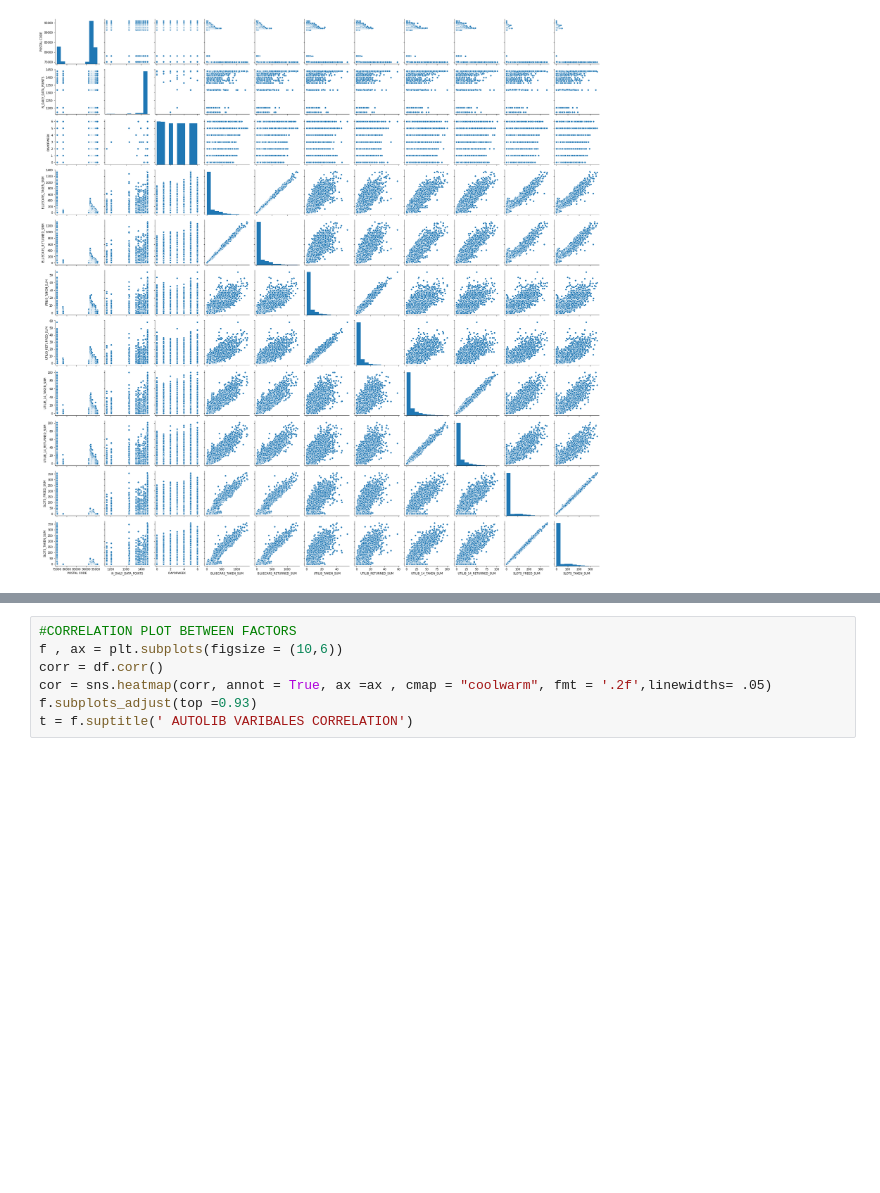
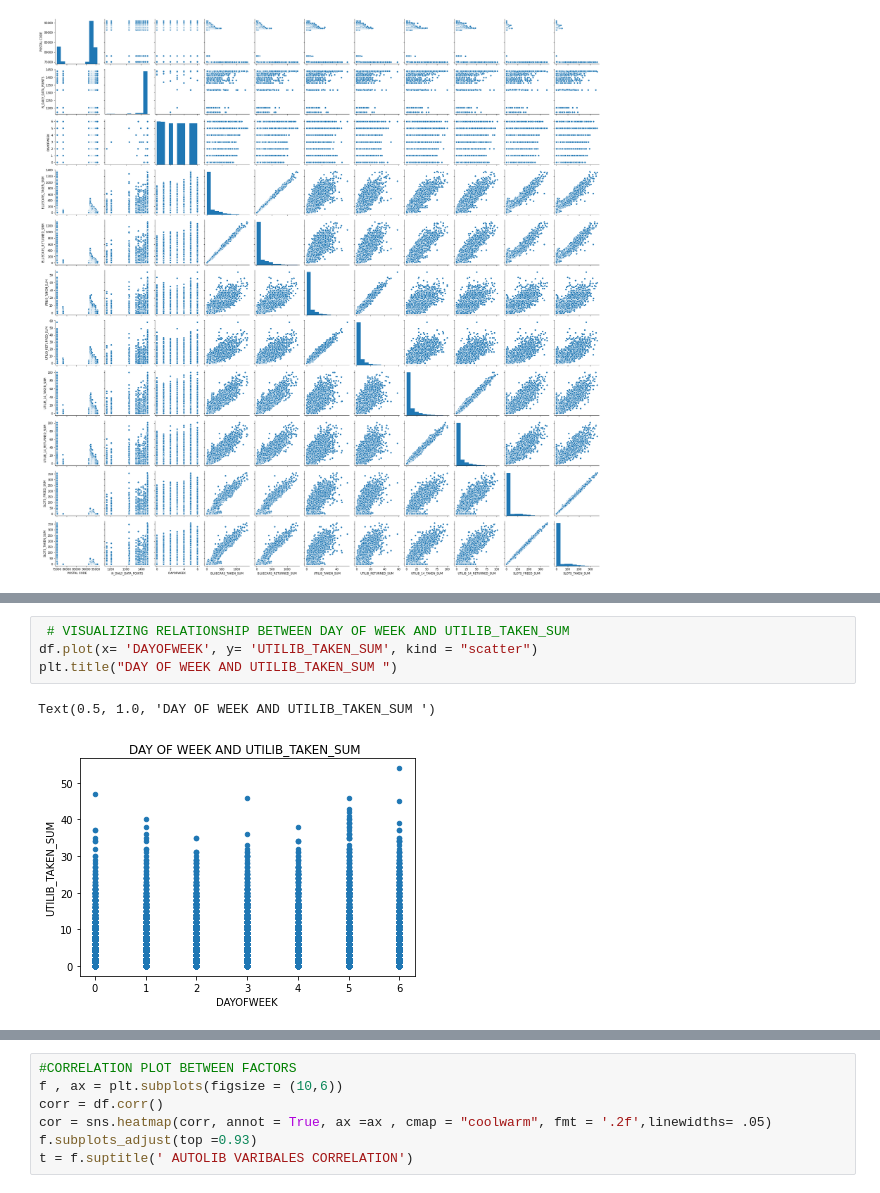
Before and after one commit to Kevinsamuelgitau/W9-IP, a Jupyter notebook: SAMUEL_GITAU_IP_CORE_W4.ipynb, the cells around one changed output, grey strips where cells are left out. Cells and saved outputs as stored; diff of their text form; blank space fills up the shorter version.

```diff
--- a/SAMUEL_GITAU_IP_CORE_W4.ipynb
+++ b/SAMUEL_GITAU_IP_CORE_W4.ipynb
@@ -297,0 +312,7 @@ Text(0.5, 1.0, 'DAY OF WEEK AND N_DAILY_DATA_POINTS')
+# %%
+ # VISUALIZING RELATIONSHIP BETWEEN DAY OF WEEK AND UTILIB_TAKEN_SUM
+df.plot(x= 'DAYOFWEEK', y= 'UTILIB_TAKEN_SUM', kind = "scatter")
+plt.title("DAY OF WEEK AND UTILIB_TAKEN_SUM ")
+# %% [output]
+Text(0.5, 1.0, 'DAY OF WEEK AND UTILIB_TAKEN_SUM ')
+[figure, added]
```
Also changed, not shown: parts of 9 cells of this notebook.
